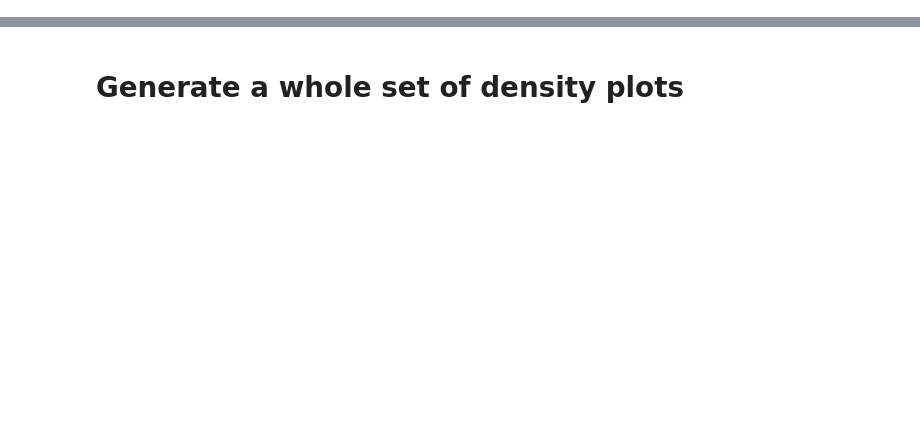
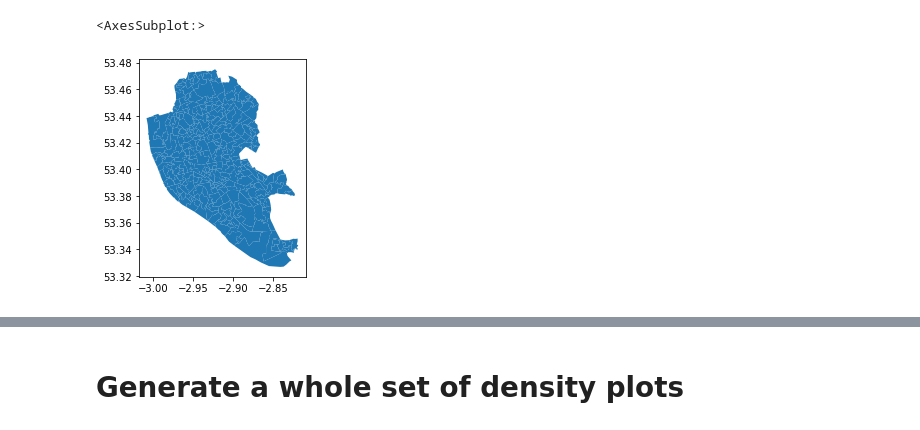
Before and after one commit to johnardavies/City_map, a Jupyter notebook: map_data_processing/Liverpool_map.ipynb, the cells around one changed output, grey strips where cells are left out. Saved outputs shown, nothing was run; the diff lists cells and outputs as text; code cells hidden in the pictures; blank space fills up the shorter version.

```diff
--- a/map_data_processing/Liverpool_map.ipynb
+++ b/map_data_processing/Liverpool_map.ipynb
@@ -43,0 +126,38 @@ list(Liverpool_lsoa)
+# %%
+Liverpool_lsoa_features_list = []
+import time
+
+
+for lsoa_code in Liverpool_data['LSOA code (2011)']:
+       time.sleep(0.2) # Add some delay as there are a lot of lsoa files to get through
+       boundary=get_shape(lsoa_code)
+       # Extract the polygon coordinates from geojson
+       polygon_boundary=boundary[0]["http://www.opengis.net/ont/geosparql#asWKT"][0]['@value']
+       # Use shapely to load into the geometry
+       Liverpool_lsoa_features_list.append(Feature(geometry=shapely.wkt.loads(polygon_boundary),properties={'LSOA code (2011)': lsoa_code }))
+
+
+Liverpool_lsoa_features=FeatureCollection(Liverpool_lsoa_features_list)
+
+# Converts to a geopandas data frame
+Liverpool_lsoa = gpd.GeoDataFrame(Liverpool_lsoa_features)
+
+# Write it out as a geojson
+with open('Data/Liverpool_lsoa.geojson', 'w') as f:
+   dump(Liverpool_lsoa_features, f)
+
+# Read in the geojson
+filename = "Data/Liverpool_lsoa.geojson"
+Liverpool_lsoa = open(filename, encoding='latin1')
+
+# and then read in (Writing out and reading in is wasteful, must be a better way)
+Liverpool_lsoa = gpd.read_file(Liverpool_lsoa)
+
+# Set the projection
+Liverpool_lsoa = gpd.GeoDataFrame(Liverpool_lsoa, geometry=Liverpool_lsoa["geometry"], crs = 'WGS84' )
+# %%
+# Plot to check it looks like Liverpool
+Liverpool_lsoa.plot()
+# %% [output]
+<AxesSubplot:>
+[figure, added]
```
Also changed, not shown: parts of 102 cells of this notebook.
